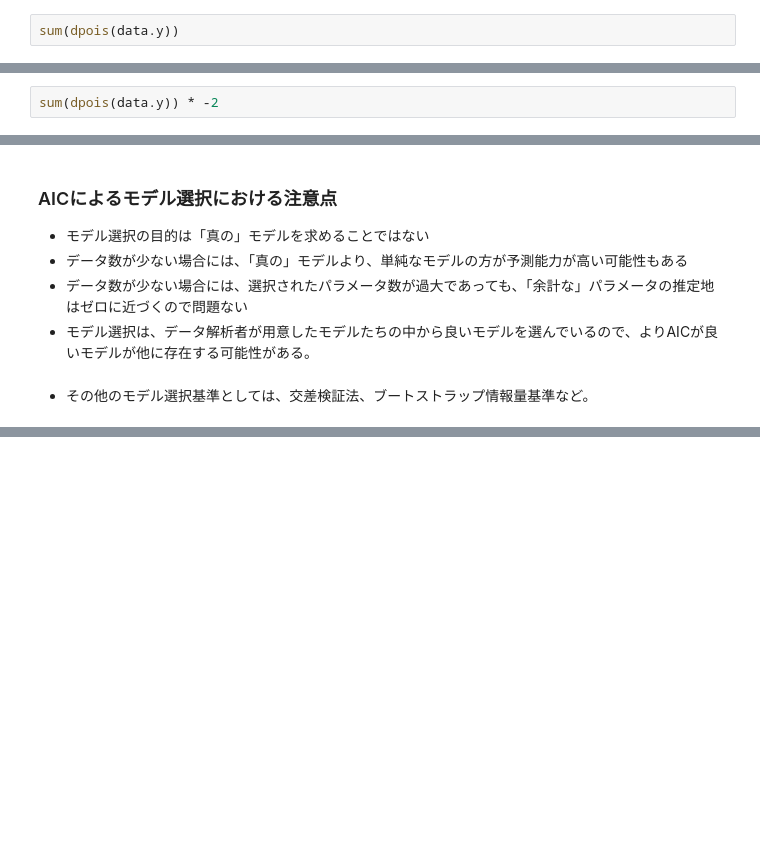
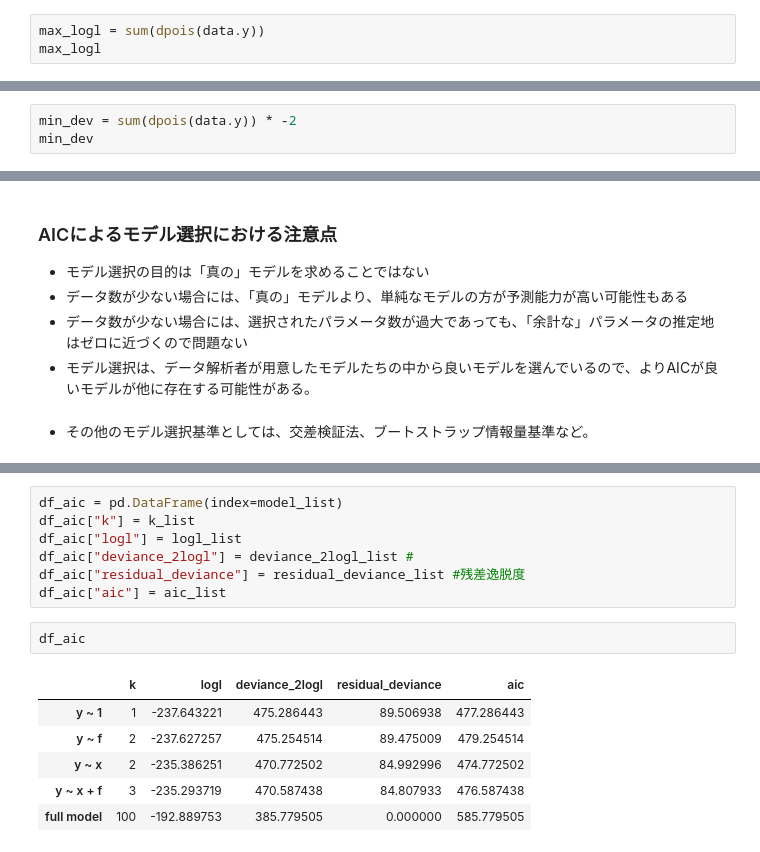
Before and after one commit to takitsuba/midoribon, a Jupyter notebook: Chap4.ipynb, the cells around one changed output, grey strips where cells are left out. Saved outputs shown, nothing was run; the diff lists cells and outputs as text; blank space fills up the shorter version.

```diff
--- a/Chap4.ipynb
+++ b/Chap4.ipynb
@@ -95,9 +145,11 @@ dpois = lambda x:scs.poisson.logpmf(x, x)
 # %%
-sum(dpois(data.y))
+max_logl = sum(dpois(data.y))
+max_logl
 # %% [output]
 -192.8897525244958
 # %%
-sum(dpois(data.y)) * -2
+min_dev = sum(dpois(data.y)) * -2
+min_dev
 # %% [output]
 385.77950504899161
 # %% [markdown]
@@ -227,0 +337,16 @@ A.
+# %%
+df_aic = pd.DataFrame(index=model_list)
+df_aic["k"] = k_list
+df_aic["logl"] = logl_list
+df_aic["deviance_2logl"] = deviance_2logl_list #
+df_aic["residual_deviance"] = residual_deviance_list #残差逸脱度
+df_aic["aic"] = aic_list
+# %%
+df_aic
+# %% [output]
+|  | k | logl | deviance_2logl | residual_deviance | aic |
+| y ~ 1 | 1 | -237.643221 | 475.286443 | 89.506938 | 477.286443 |
+| y ~ f | 2 | -237.627257 | 475.254514 | 89.475009 | 479.254514 |
+| y ~ x | 2 | -235.386251 | 470.772502 | 84.992996 | 474.772502 |
+| y ~ x + f | 3 | -235.293719 | 470.587438 | 84.807933 | 476.587438 |
+| full model | 100 | -192.889753 | 385.779505 | 0.000000 | 585.779505 |
```
Also changed, not shown: parts of 28 cells of this notebook, 1 other file.
